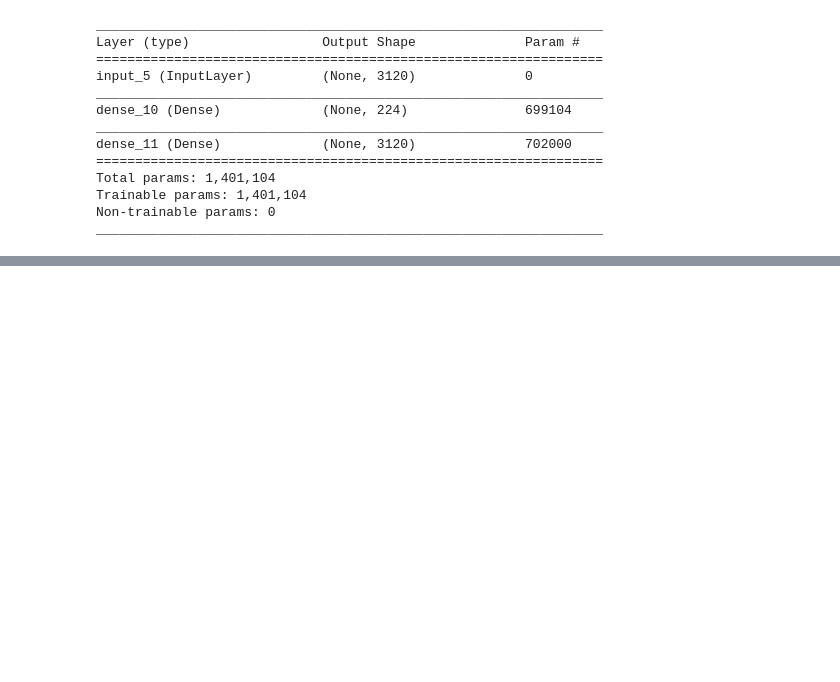
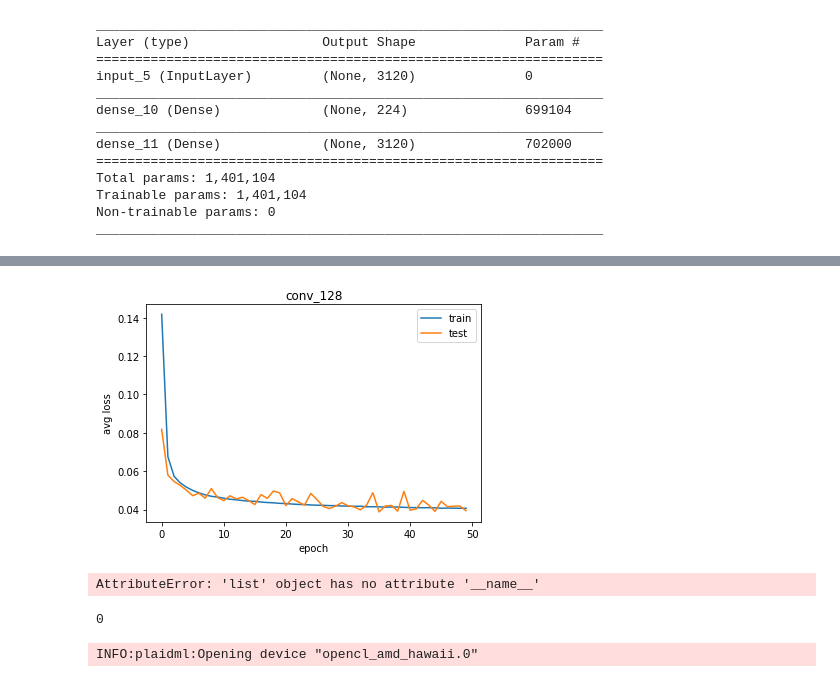
Before and after one commit to andresme/thesis_project, a Jupyter notebook: notebooks/Autoencoder keras.ipynb, the cells around one changed output, grey strips where cells are left out. Cells and saved outputs as stored; diff of their text form; code cells hidden in the pictures; blank space fills up the shorter version.

```diff
--- a/notebooks/Autoencoder keras.ipynb
+++ b/notebooks/Autoencoder keras.ipynb
@@ -1024,0 +1141,29 @@ _________________________________________________________________
+# %%
+import matplotlib.pyplot as plt
+import os
+
+def plot_history(loss, val_loss, name):
+    plt.plot(loss)
+    plt.plot(val_loss)
+    plt.title(name)
+    plt.ylabel('avg loss')
+    plt.xlabel('epoch')
+    plt.legend(['train', 'test'], loc='upper right')
+    plt.savefig(os.path.join("D:\\results\\graphs", "{}.svg".format(name)), bbox_inches='tight')
+    plt.show()
+# %%
+plot_history(history.history['loss'], history.history['val_loss'], 'conv_128')
+# %% [output]
+[figure, added]
+# %%
+conv_128.__name__
+# %% [output]
+AttributeError: 'list' object has no attribute '__name__'
+# %%
+np.argmin(np.zeros)
+# %% [output]
+0
+# %%
+encoder, autoencoder = build_conv_net()
+# %% [output]
+INFO:plaidml:Opening device "opencl_amd_hawaii.0"
```
Also changed, not shown: parts of 20 cells of this notebook.
